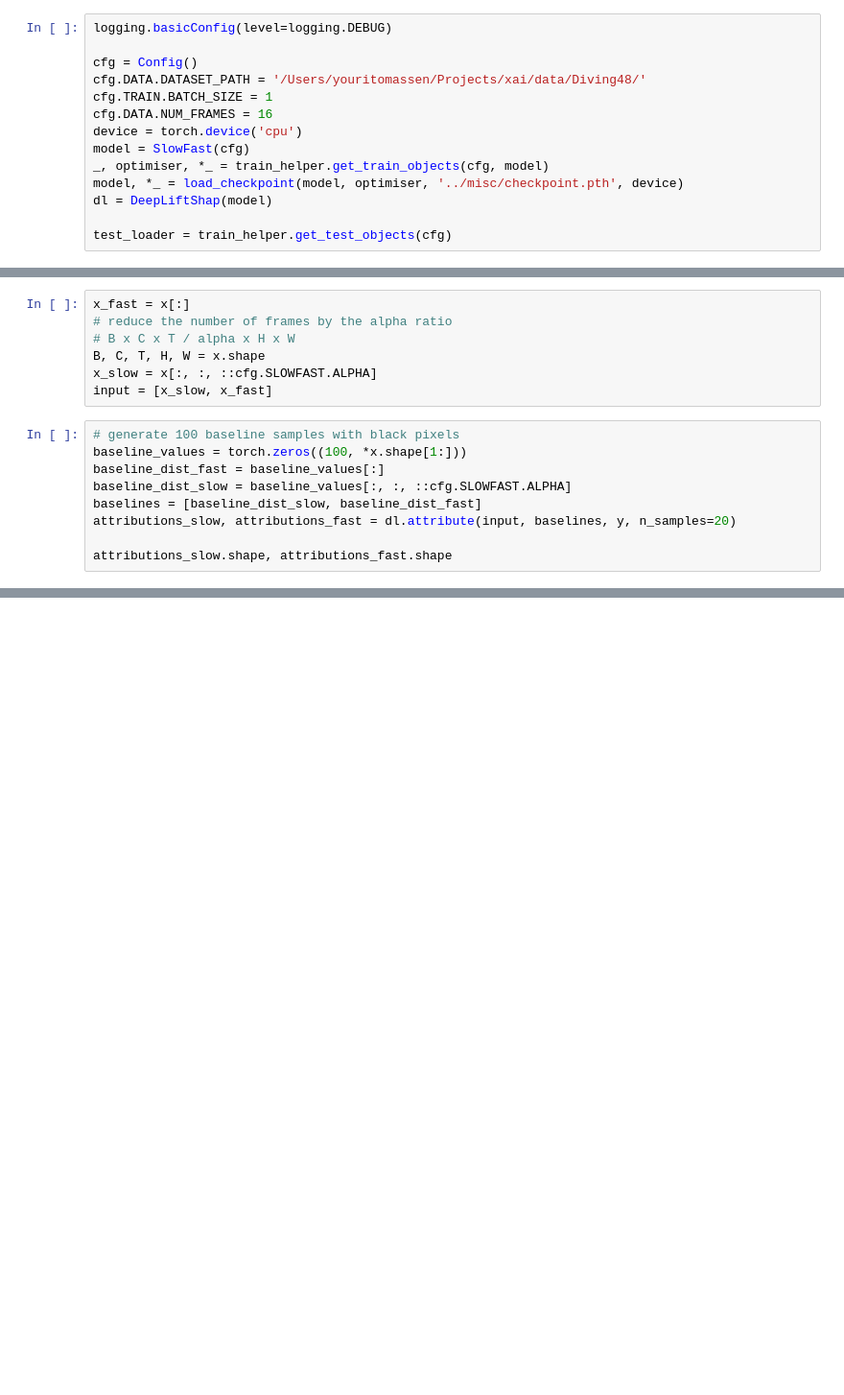
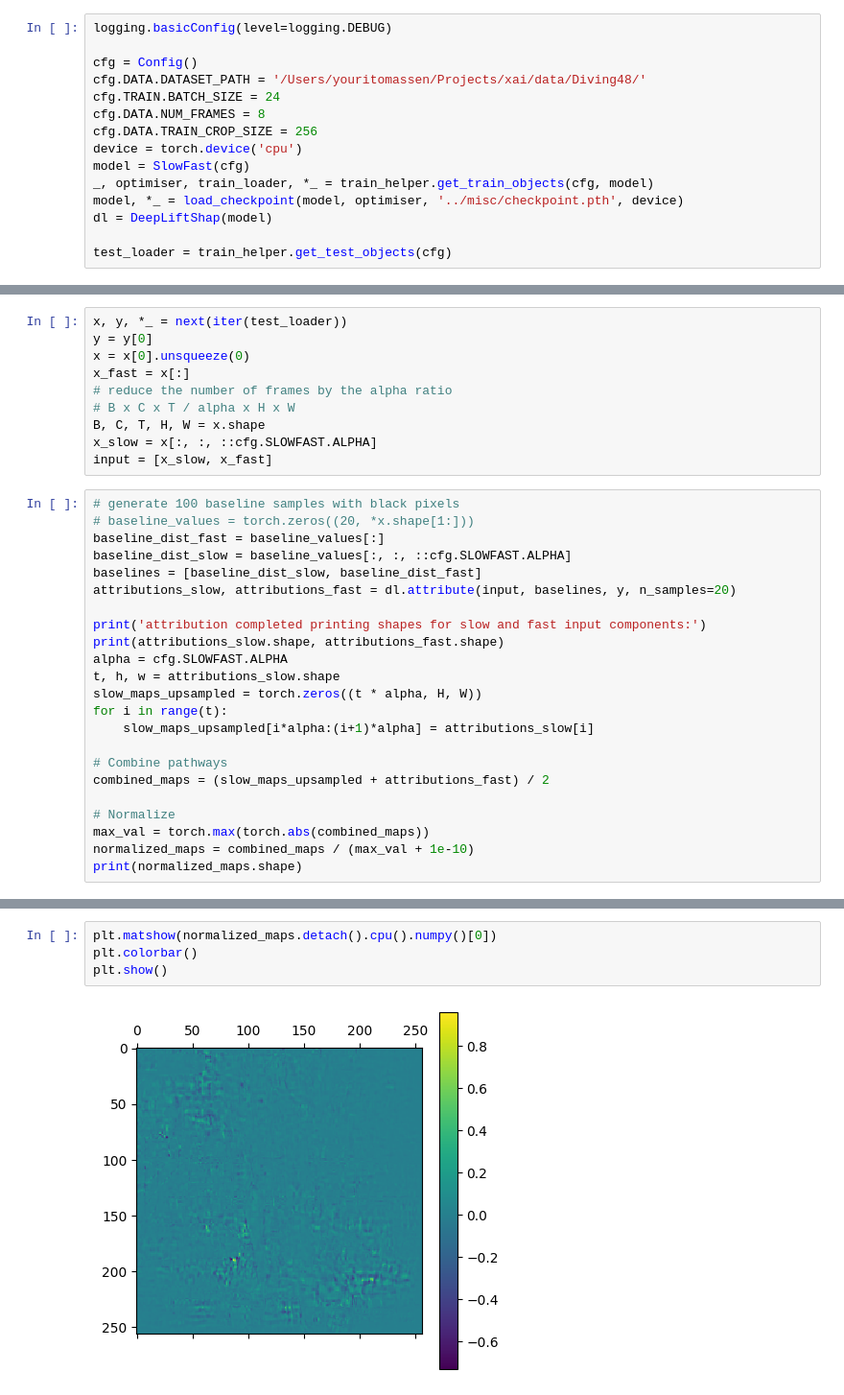
Before and after one commit to sirTomasson/diveslowlearnfast, a Jupyter notebook: notebooks/SHAP.ipynb, the cells around one changed output, grey strips where cells are left out. Shown at 96% size. Saved outputs shown, nothing was run; the diff lists cells and outputs as text; blank space fills up the shorter version.

```diff
--- a/notebooks/SHAP.ipynb
+++ b/notebooks/SHAP.ipynb
@@ -15,11 +18,12 @@ logging.basicConfig(level=logging.DEBUG)
 
 cfg = Config()
 cfg.DATA.DATASET_PATH = '/Users/youritomassen/Projects/xai/data/Diving48/'
-cfg.TRAIN.BATCH_SIZE = 1
-cfg.DATA.NUM_FRAMES = 16
+cfg.TRAIN.BATCH_SIZE = 24
+cfg.DATA.NUM_FRAMES = 8
+cfg.DATA.TRAIN_CROP_SIZE = 256
 device = torch.device('cpu')
 model = SlowFast(cfg)
-_, optimiser, *_ = train_helper.get_train_objects(cfg, model)
+_, optimiser, train_loader, *_ = train_helper.get_train_objects(cfg, model)
 model, *_ = load_checkpoint(model, optimiser, '../misc/checkpoint.pth', device)
 dl = DeepLiftShap(model)
 
@@ -33,4 +36,7 @@ x.shape, y.shape
 # %%
+x, y, *_ = next(iter(test_loader))
+y = y[0]
+x = x[0].unsqueeze(0)
 x_fast = x[:]
 # reduce the number of frames by the alpha ratio
 # B x C x T / alpha x H x W
@@ -39,11 +45,25 @@ x_slow = x[:, :, ::cfg.SLOWFAST.ALPHA]
 input = [x_slow, x_fast]
 # %%
 # generate 100 baseline samples with black pixels
-baseline_values = torch.zeros((100, *x.shape[1:]))
+# baseline_values = torch.zeros((20, *x.shape[1:]))
 baseline_dist_fast = baseline_values[:]
 baseline_dist_slow = baseline_values[:, :, ::cfg.SLOWFAST.ALPHA]
 baselines = [baseline_dist_slow, baseline_dist_fast]
 attributions_slow, attributions_fast = dl.attribute(input, baselines, y, n_samples=20)
 
-attributions_slow.shape, attributions_fast.shape
+print('attribution completed printing shapes for slow and fast input components:')
+print(attributions_slow.shape, attributions_fast.shape)
+alpha = cfg.SLOWFAST.ALPHA
+t, h, w = attributions_slow.shape
+slow_maps_upsampled = torch.zeros((t * alpha, H, W))
+for i in range(t):
+    slow_maps_upsampled[i*alpha:(i+1)*alpha] = attributions_slow[i]
+
+# Combine pathways
+combined_maps = (slow_maps_upsampled + attributions_fast) / 2
+
+# Normalize
+max_val = torch.max(torch.abs(combined_maps))
+normalized_maps = combined_maps / (max_val + 1e-10)
+print(normalized_maps.shape)
 # %% [output]
@@ -53,0 +75,6 @@ DEBUG:deeplift_shap:Computing model outputs, input type = <class 'list'>
+# %%
+plt.matshow(normalized_maps.detach().cpu().numpy()[0])
+plt.colorbar()
+plt.show()
+# %% [output]
+[figure, added]
```
Also changed, not shown: parts of 6 cells of this notebook, 4 other files.
